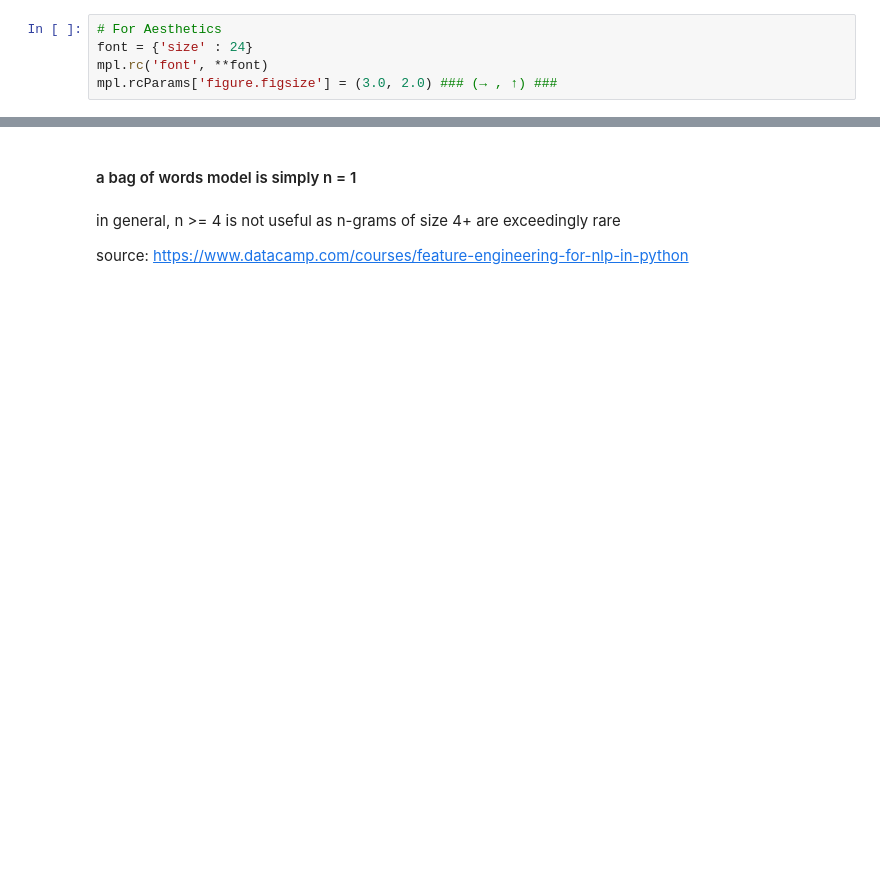
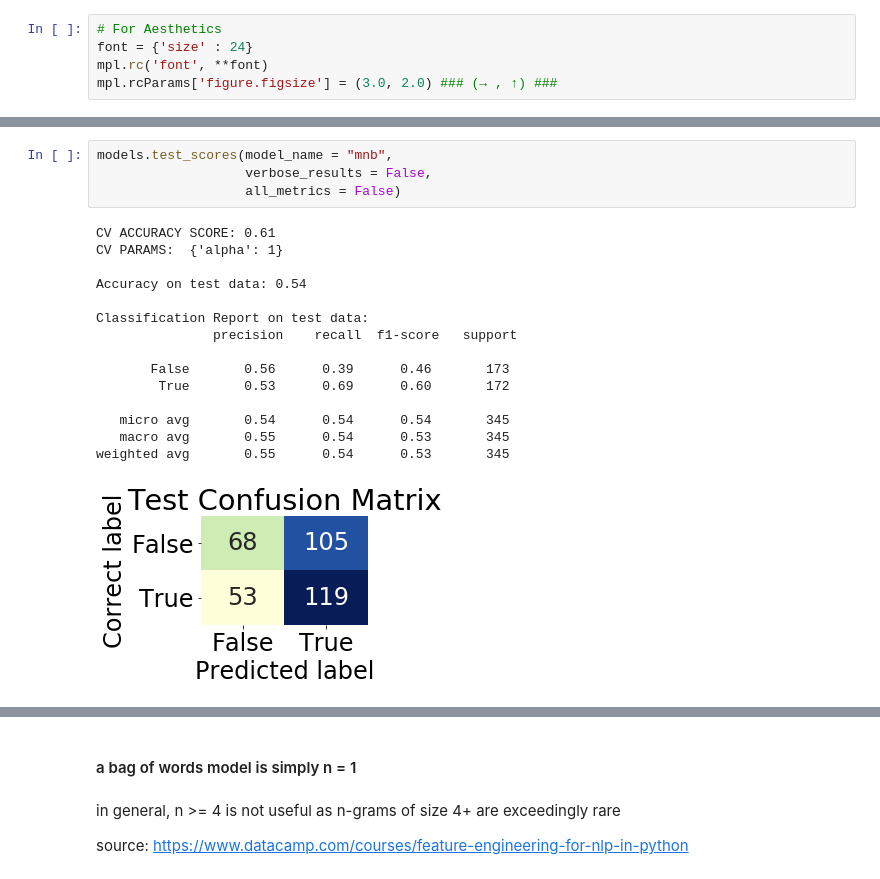
Before and after one commit to Victor-Palacios/Deception_Detection_Capstone, a Jupyter notebook: Deception_Machine_Learning.ipynb, the cells around one changed output, grey strips where cells are left out. Drawn from its saved outputs; the diff is of its cells as text; blank space fills up the shorter version.

```diff
--- a/Deception_Machine_Learning.ipynb
+++ b/Deception_Machine_Learning.ipynb
@@ -473,0 +789,20 @@ test accuracy: 0.56
+# %%
+models.test_scores(model_name = "mnb",
+                   verbose_results = False,
+                   all_metrics = False)
+# %% [output]
+CV ACCURACY SCORE: 0.61
+CV PARAMS:  {'alpha': 1}
+
+Accuracy on test data: 0.54
+
+Classification Report on test data:
+               precision    recall  f1-score   support
+
+       False       0.56      0.39      0.46       173
+        True       0.53      0.69      0.60       172
+
+   micro avg       0.54      0.54      0.54       345
+   macro avg       0.55      0.54      0.53       345
+weighted avg       0.55      0.54      0.53       345
+[figure, added]
```
Also changed, not shown: parts of 154 cells of this notebook.
